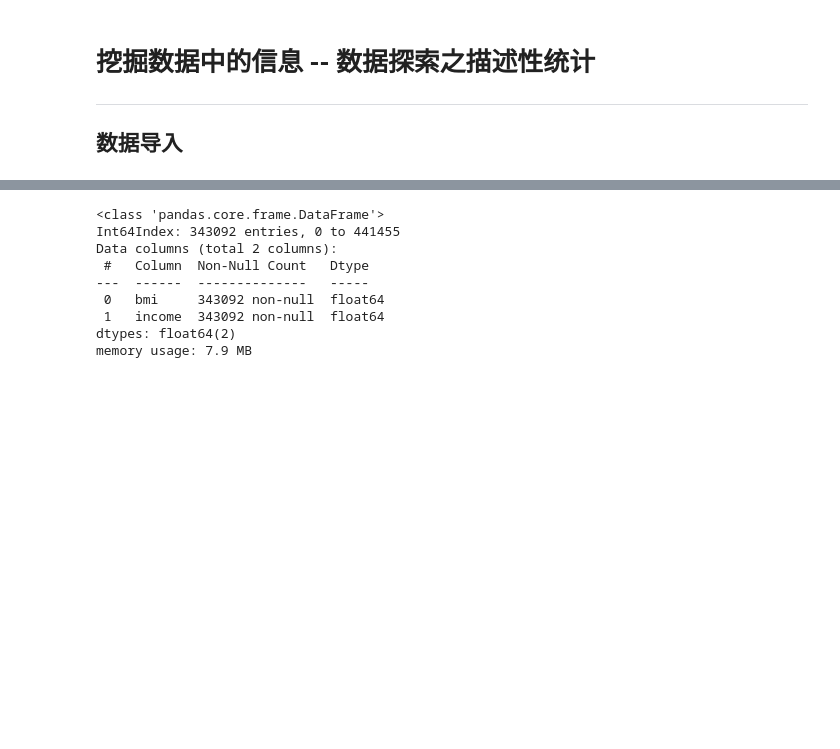
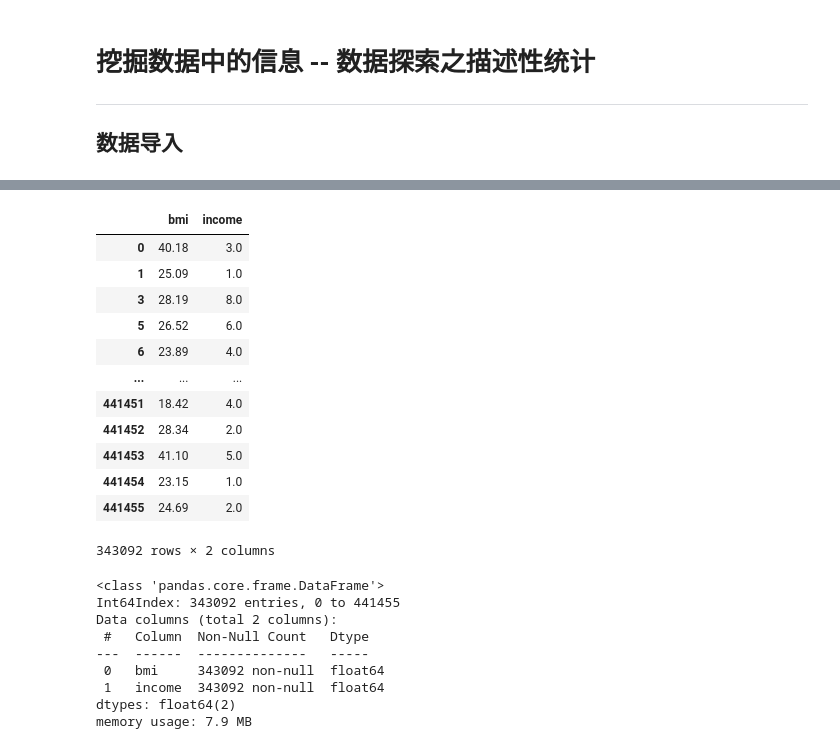
Before and after one commit to xhqing/brfss, a Jupyter notebook: 1_DescriptiveStatistics.ipynb, the cells around one changed output, grey strips where cells are left out. Saved outputs shown, nothing was run; the diff lists cells and outputs as text; code cells hidden in the pictures; blank space fills up the shorter version.

```diff
--- a/1_DescriptiveStatistics.ipynb
+++ b/1_DescriptiveStatistics.ipynb
@@ -38,3 +44,21 @@ bmi_income.head()  # 显示前5行数据
+# %%
+# 选取 bmi 和 income 两列数据，并舍弃缺失的数据
+bmi_income = df[['bmi','income']].dropna()
+bmi_income
+# %% [output]
+|  | bmi | income |
+| 0 | 40.18 | 3.0 |
+| 1 | 25.09 | 1.0 |
+| 3 | 28.19 | 8.0 |
+| 5 | 26.52 | 6.0 |
+| 6 | 23.89 | 4.0 |
+| ... | ... | ... |
+| 441451 | 18.42 | 4.0 |
+| 441452 | 28.34 | 2.0 |
+| 441453 | 41.10 | 5.0 |
+| 441454 | 23.15 | 1.0 |
+| 441455 | 24.69 | 2.0 |
+343092 rows × 2 columns
 # %%
 bmi_income.info()
 # %% [output]
```
Also changed, not shown: parts of 8 cells of this notebook, 5 other files.
